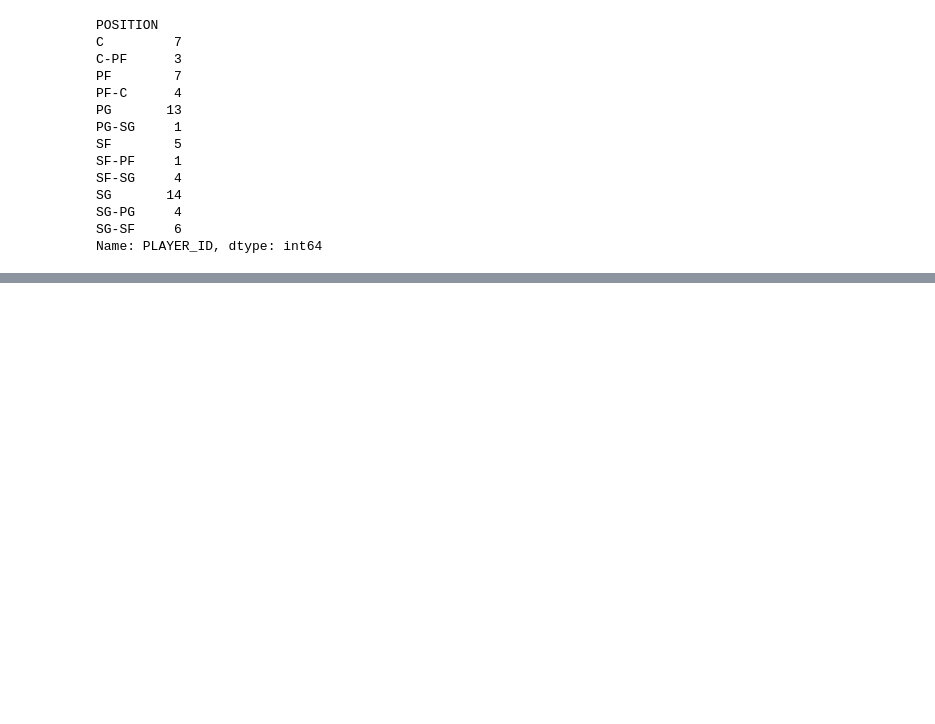
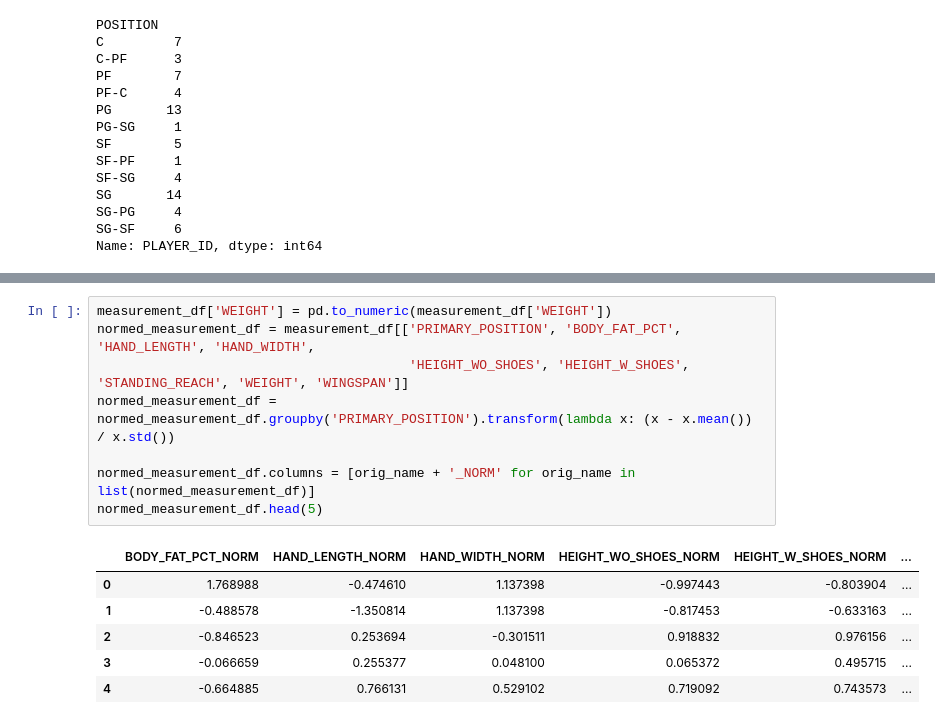
Before and after one commit to basketballrelativity/draft_combine, a Jupyter notebook: draft_combine.ipynb, the cells around one changed output, grey strips where cells are left out. Cells and saved outputs as stored; diff of their text form; blank space fills up the shorter version.

```diff
--- a/draft_combine.ipynb
+++ b/draft_combine.ipynb
@@ -127,0 +167,15 @@ Name: PLAYER_ID, dtype: int64
+# %%
+measurement_df['WEIGHT'] = pd.to_numeric(measurement_df['WEIGHT'])
+normed_measurement_df = measurement_df[['PRIMARY_POSITION', 'BODY_FAT_PCT', 'HAND_LENGTH', 'HAND_WIDTH',
+                                        'HEIGHT_WO_SHOES', 'HEIGHT_W_SHOES', 'STANDING_REACH', 'WEIGHT', 'WINGSPAN']]
+normed_measurement_df = normed_measurement_df.groupby('PRIMARY_POSITION').transform(lambda x: (x - x.mean()) / x.std())
+
+normed_measurement_df.columns = [orig_name + '_NORM' for orig_name in list(normed_measurement_df)]
+normed_measurement_df.head(5)
+# %% [output]
+|  | BODY_FAT_PCT_NORM | HAND_LENGTH_NORM | HAND_WIDTH_NORM | HEIGHT_WO_SHOES_NORM | HEIGHT_W_SHOES_NORM | ... |
+| 0 | 1.768988 | -0.474610 | 1.137398 | -0.997443 | -0.803904 | ... |
+| 1 | -0.488578 | -1.350814 | 1.137398 | -0.817453 | -0.633163 | ... |
+| 2 | -0.846523 | 0.253694 | -0.301511 | 0.918832 | 0.976156 | ... |
+| 3 | -0.066659 | 0.255377 | 0.048100 | 0.065372 | 0.495715 | ... |
+| 4 | -0.664885 | 0.766131 | 0.529102 | 0.719092 | 0.743573 | ... |
```
Also changed, not shown: parts of 10 cells of this notebook.
